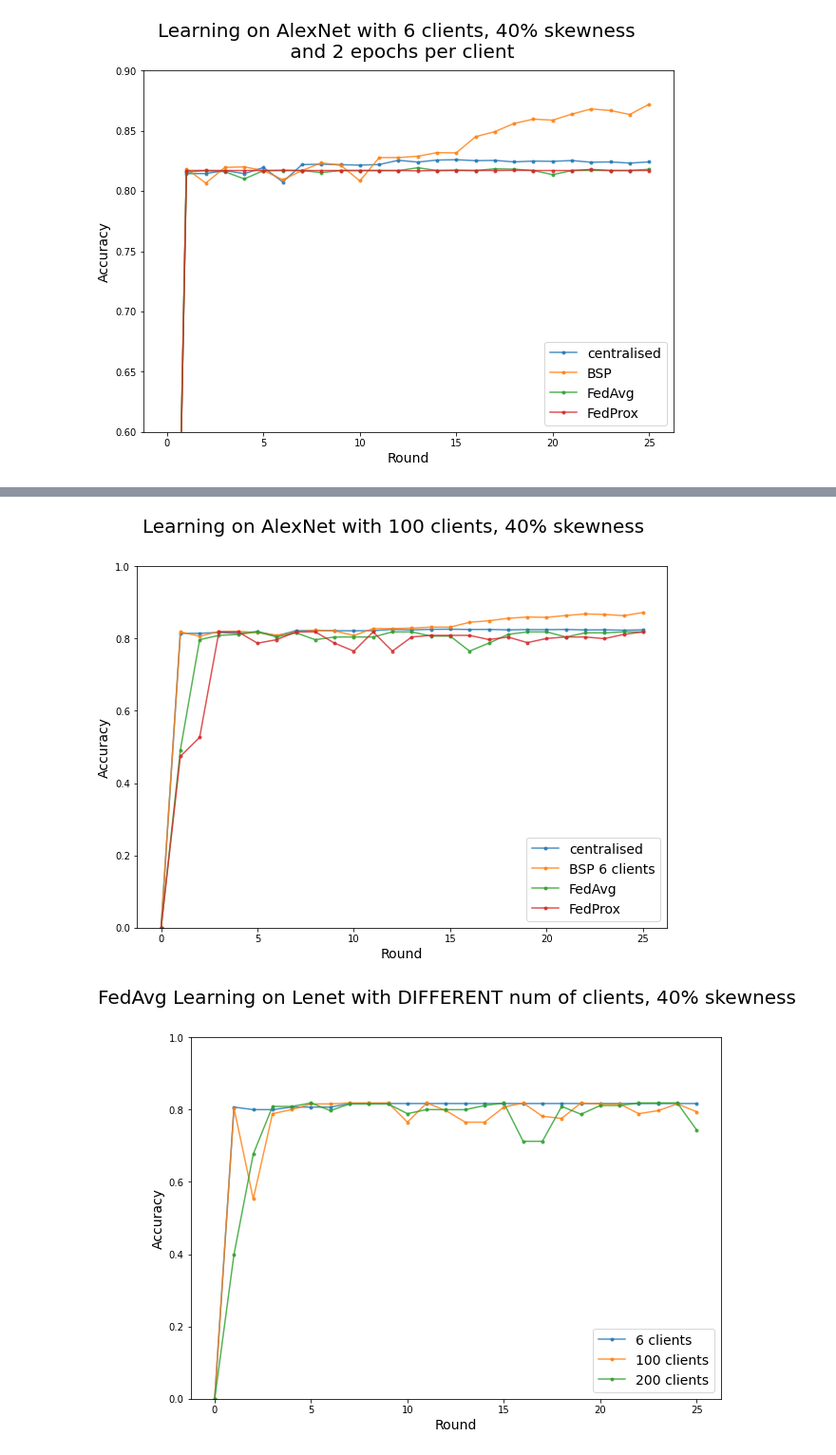
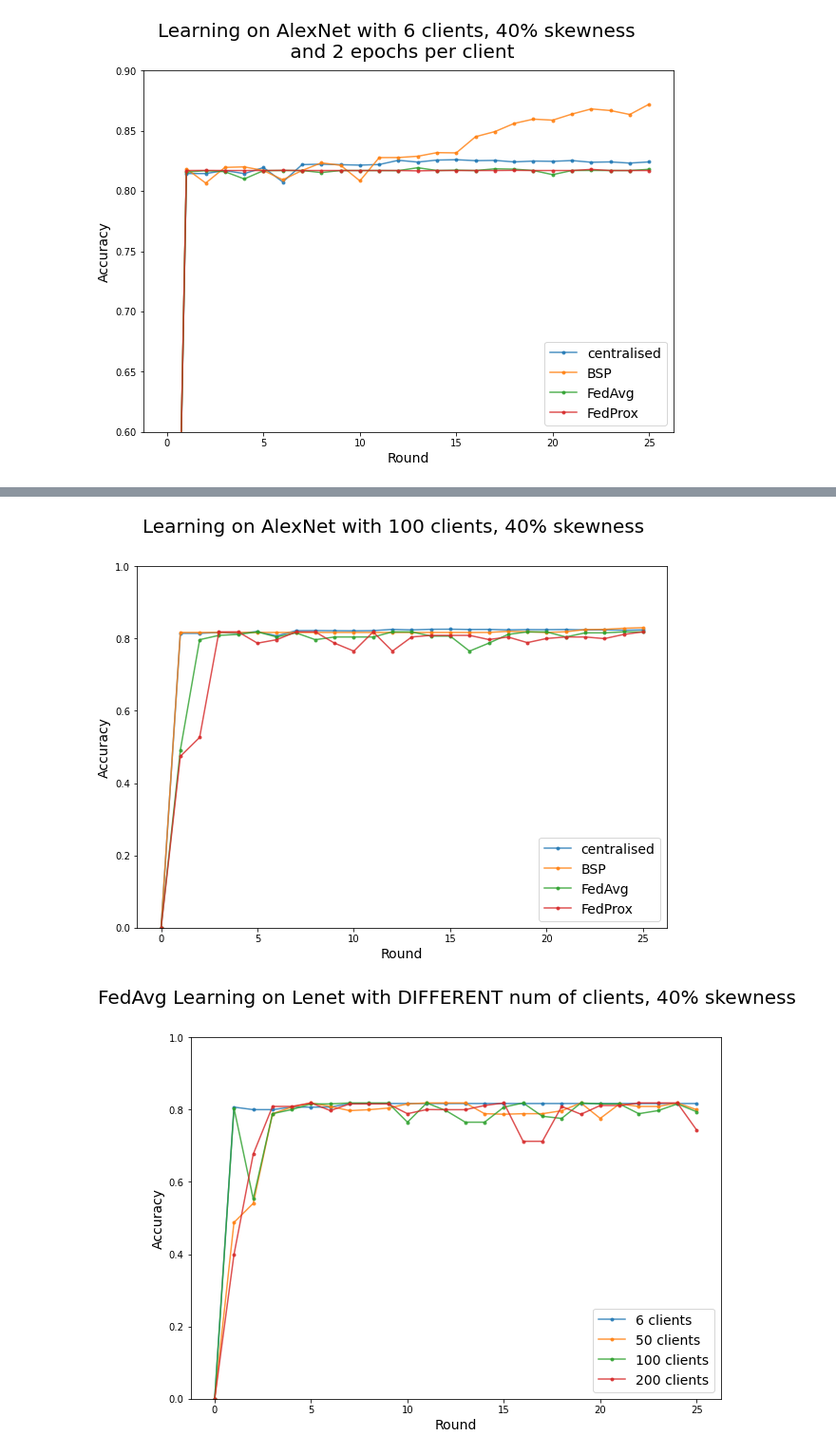
Before and after one commit to anandcu3/Federated-Learning-for-Remote-Sensing, a Jupyter notebook: some weird real plots notbook edition .ipynb, the cells around one changed output, grey strips where cells are left out. Shown at 95% size. Saved outputs shown, nothing was run; the diff lists cells and outputs as text; code cells hidden in the pictures.

```diff
--- a/some weird real plots notbook edition .ipynb
+++ b/some weird real plots notbook edition .ipynb
@@ -223,19 +223,20 @@ plot_acc_curves(acc_dic_n100_resnet,'Learning on ResNet34 with 100 clients, 40%
 # %%
 acc_dic_n100 = {"centralised" : np.genfromtxt('previous_results/centralised_acc&loss_for_alexnet_with_1_clients_40_vsplit_0.2_lr_0.001.csv',delimiter=',')[1,:],
-                "BSP 6 clients" : np.genfromtxt('previous_results/BSP_acc&loss_for_alexnet_with_6_clients_40_clientsepox_2_vsplit_0.2_lr_0.001.csv',delimiter=',')[1,:],
+                "BSP" : np.genfromtxt('BSP_acc&loss_for_alexnet_with_100_clients_40_clientsepox_5_vsplit_0.2_lr_0.001_1613489768.0388765.csv',delimiter=',')[1,:],
                 "FedAvg": np.genfromtxt('FedAvg_acc&loss_for_alexnet_with_100_clients_40_clientsepox_1_vsplit_0.3_lr_0.001_1613412259.8856387.csv',delimiter=',')[1,:],
           "FedProx": np.genfromtxt('FedProx_acc&loss_for_alexnet_with_100_clients_40_clientsepox_1_vsplit_0.3_lr_0.001_1613408830.5948892.csv',delimiter=',')[1,:]}
 
 plot_acc_curves(acc_dic_n100,'Learning on AlexNet with 100 clients, 40% skewness',.0,1.0)
 # %% [output]
-[figure, old version]
+[figure, new version]
 # %%
 acc_dic_lenet_clients ={"6 clients" : np.genfromtxt('previous_results/FedAvg_acc&loss_for_resnet34_with_6_clients_40_clientsepox_2_vsplit_0.2_lr_0.001.csv',delimiter=',')[1,:],
+                        "50 clients": np.genfromtxt('FedAvg_acc&loss_for_lenet_with_50_clients_40_clientsepox_1_vsplit_0.3_lr_0.001_1613488108.864915.csv',delimiter=',')[1,:],
     "100 clients": np.genfromtxt('FedAvg_acc&loss_for_resnet34_with_100_clients_40_clientsepox_1_vsplit_0.3_lr_0.001_1613411266.2724059.csv',delimiter=',')[1,:],
           "200 clients": np.genfromtxt('FedAvg_acc&loss_for_resnet34_with_200_clients_40_clientsepox_1_vsplit_0.3_lr_0.001_1613419655.5386474.csv',delimiter=',')[1,:]}
 plot_acc_curves(acc_dic_lenet_clients,'FedAvg Learning on Lenet with DIFFERENT num of clients, 40% skewness',.0,1)
 # %% [output]
-[figure, old version]
+[figure, new version]
 # %%
 acc_dic_n100_s0 = {"LENET" : np.genfromtxt('FedAvg_acc&loss_for_lenet_with_100_clients_0_clientsepox_1_vsplit_0.3_lr_0.001_1613417028.2045393.csv',delimiter=',')[1,:],
                 "ALEXNET": np.genfromtxt('FedAvg_acc&loss_for_alexnet_with_100_clients_40_clientsepox_1_vsplit_0.3_lr_0.001_1613412259.8856387.csv',delimiter=',')[1,:],
```
Also changed, not shown: parts of 2 cells of this notebook.
